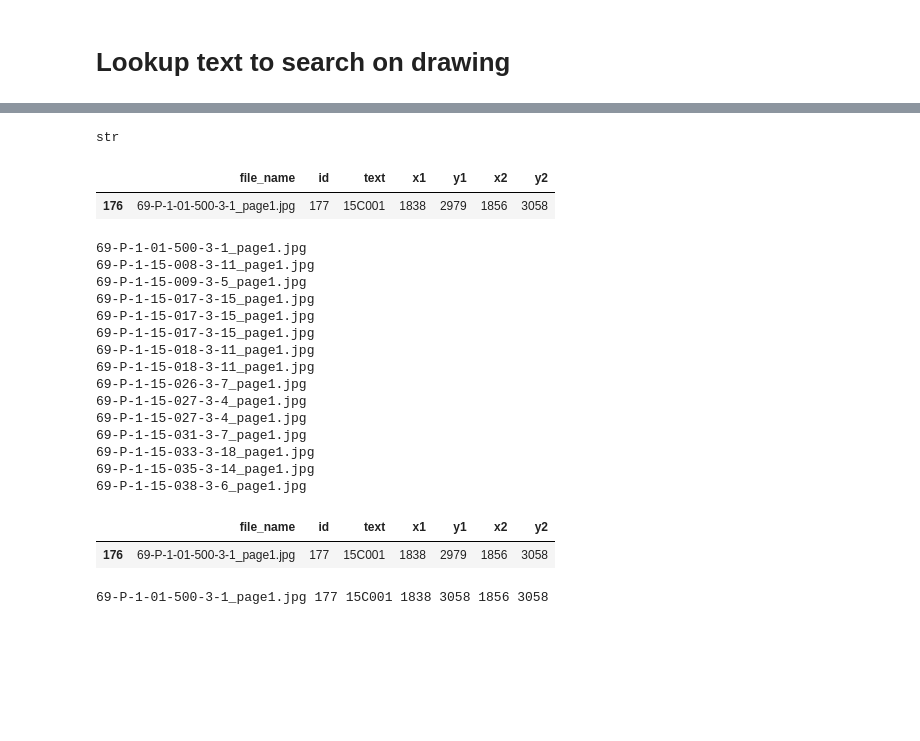
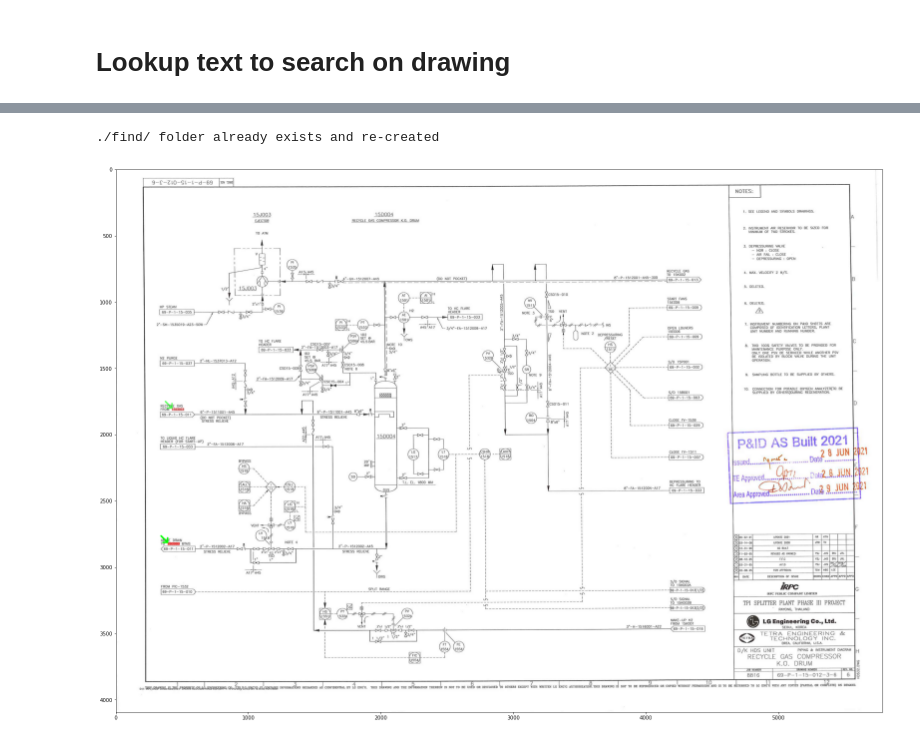
Before and after one commit to chanathipea/Image2Text, a Jupyter notebook: tesseract_ocr.ipynb, the cells around one changed output, grey strips where cells are left out. Drawn from its saved outputs; the diff is of its cells as text; code cells hidden in the pictures; blank space fills up the shorter version.

```diff
--- a/tesseract_ocr.ipynb
+++ b/tesseract_ocr.ipynb
@@ -142,3 +153,13 @@ import matplotlib.pyplot as plt
+# %%
+# https://stackoverflow.com/a/43185606
+# https://diewland.medium.com/python-cv2-%E0%B9%83%E0%B8%99-windows-%E0%B8%AD%E0%B9%88%E0%B8%B2%E0%B8%99%E0%B9%84%E0%B8%9F%E0%B8%A5%E0%B9%8C%E0%B8%A0%E0%B8%B2%E0%B8%A9%E0%B8%B2%E0%B9%84%E0%B8%97%E0%B8%A2%E0%B9%84%E0%B8%A1%E0%B9%88%E0%B9%84%E0%B8%94%E0%B9%89-f688a4747070
+import numpy as np
+import cv2
+def cv2_imread_win(img_filepath, np):
+    with open(img_filepath, "rb") as stream:
+        bytes = bytearray(stream.read())
+        numpyarray = np.asarray(bytes, dtype=np.uint8)
+        return cv2.imdecode(numpyarray, cv2.IMREAD_UNCHANGED)
 # %%
 # lookup = '15E020'
 # lookup = '15C001'
@@ -181,55 +196,25 @@ Index(['69-P-1-01-500-3-1_page1.jpg', '69-P-1-15-010-3-9_page1.jpg',
-# %%
-type(lookup_file_name[1])
-# %% [output]
-str
-# %%
-lookup_df[lookup_df.file_name==lookup_file_name[0]]
-# %% [output]
-|  | file_name | id | text | x1 | y1 | x2 | y2 |
-| 176 | 69-P-1-01-500-3-1_page1.jpg | 177 | 15C001 | 1838 | 2979 | 1856 | 3058 |
-# %%
-for i in range(len(lookup_df)):
-    print(lookup_df.iloc[i].file_name)
-# %% [output]
-69-P-1-01-500-3-1_page1.jpg
-69-P-1-15-008-3-11_page1.jpg
-69-P-1-15-009-3-5_page1.jpg
-69-P-1-15-017-3-15_page1.jpg
-69-P-1-15-017-3-15_page1.jpg
-69-P-1-15-017-3-15_page1.jpg
-69-P-1-15-018-3-11_page1.jpg
-69-P-1-15-018-3-11_page1.jpg
-69-P-1-15-026-3-7_page1.jpg
-69-P-1-15-027-3-4_page1.jpg
-69-P-1-15-027-3-4_page1.jpg
-69-P-1-15-031-3-7_page1.jpg
-69-P-1-15-033-3-18_page1.jpg
-69-P-1-15-035-3-14_page1.jpg
-69-P-1-15-038-3-6_page1.jpg
-# %%
-lookup_df[lookup_df.file_name==lookup_file_name[0]]
-# %% [output]
-|  | file_name | id | text | x1 | y1 | x2 | y2 |
-| 176 | 69-P-1-01-500-3-1_page1.jpg | 177 | 15C001 | 1838 | 2979 | 1856 | 3058 |
-# %%
-a = lookup_df[lookup_df.file_name==lookup_file_name[0]].values
-for fn,id,text,x1,y1,x2,y2 in a:
-    print(fn,id,text,x1,y2,x2,y2)
-# %% [output]
-69-P-1-01-500-3-1_page1.jpg 177 15C001 1838 3058 1856 3058
 # %%
+pic = 3
+a = lookup_df[lookup_df.file_name==lookup_file_name[pic]].values
+read_folder = r'./images/'
+save_folder = r'./find/'
+makedir(save_folder)
+file = lookup_file_name[pic]
+image = read_folder+lookup_file_name[pic]
 img0 = cv2_imread_win(image,np)
-def find_drawing(image,file,saved_folder):
-    # img0 = cv2_imread_win(image,np)
-    img = img0.copy()
+img = img0.copy()
+plt.figure(figsize=(30,20))
+for fn,id,text,x1,y1,x2,y2 in tqdm_notebook(a):
     cv2.rectangle(img, (x1, y1), (x2, y2), (255, 0, 0), -1)
-#     cv2.putText(img, find_text(lookup=lookup).text.item(), (x1, y2),cv2.FONT_HERSHEY_SIMPLEX, 0.8, (255, 0, 0), 2)
-#     img[y1:y2,x1:x2] = crop_text
     alpha = 0.6  # Transparency factor.
     # Following line overlays transparent rectangle over the image
-    img_new = cv2.addWeighted(img, alpha, img0, 1 - alpha, 0)
-    img_new = cv2.arrowedLine(img_new, (x1-50,y1-50), (x1,y1),
-                                     color=(0, 255, 0), thickness=9, tipLength = 0.5)
-    print(saved_folder+file)
-    plt.imsave(saved_folder+file,img_new)
-    return(find_text(lookup=lookup))
+    img = cv2.addWeighted(img, alpha, img0, 1 - alpha, 0)
+    img = cv2.arrowedLine(img, (x1-50,y1-50), (x1,y1),
+                                         color=(0, 255, 0), thickness=9, tipLength = 0.5)
+    # print((x1, y1), (x2, y2))
+    plt.imshow(img);
+    # plt.show();
+plt.imsave(save_folder+file,img)
+# %% [output]
+./find/ folder already exists and re-created
+[figure, added]
```
Also changed, not shown: parts of 20 cells of this notebook, 2 other files.
